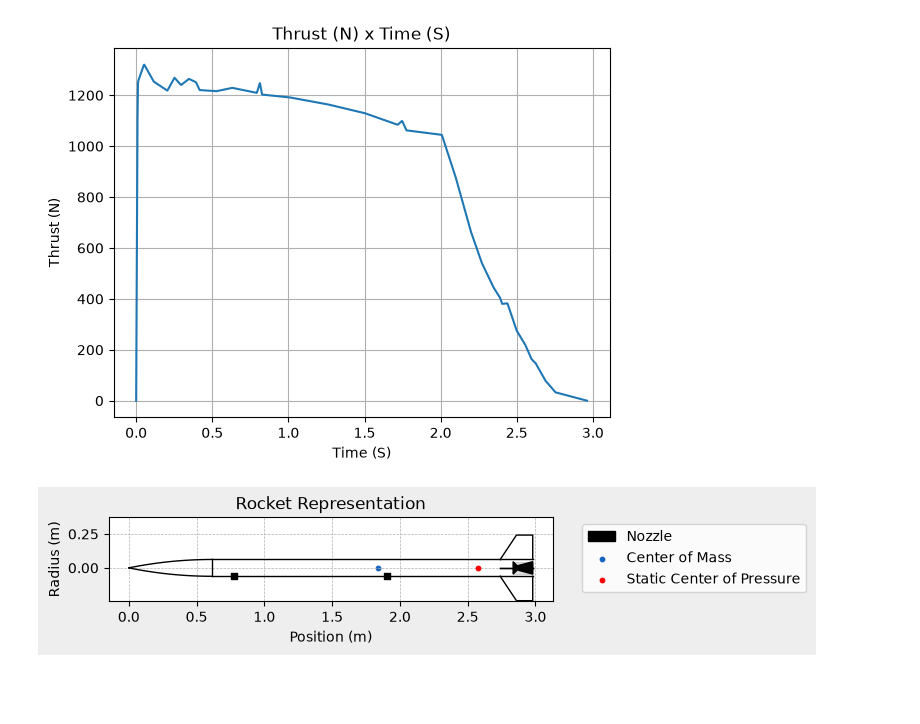
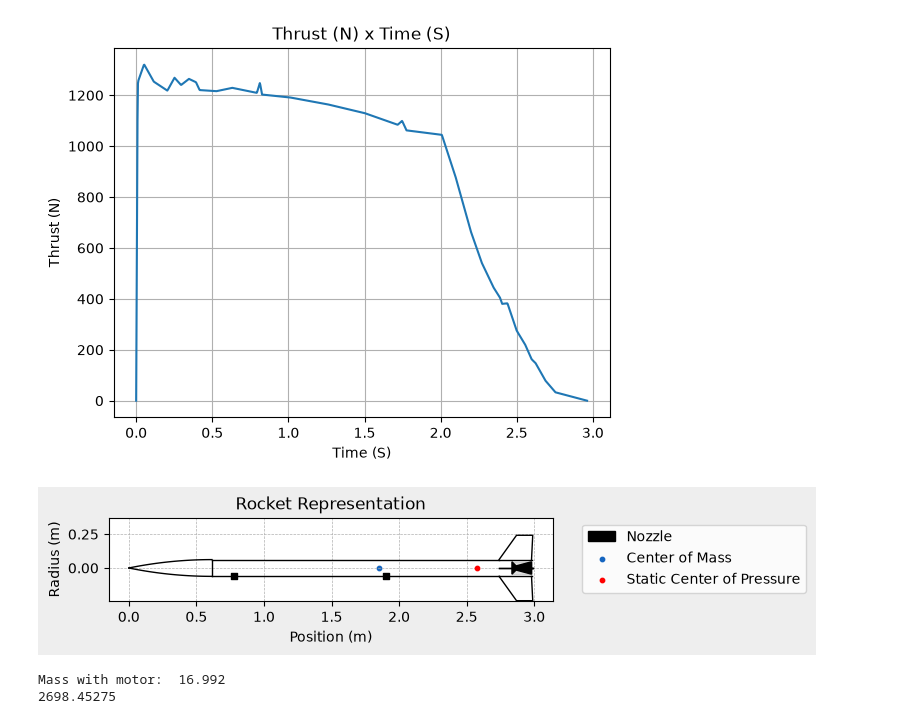
Before and after one commit to the-lightstack/kiraAirbrakeSoftware, a Jupyter notebook: rpy_sim.ipynb, the cells around one changed output. Saved outputs shown, nothing was run; the diff lists cells and outputs as text; code cells hidden in the pictures; blank space fills up the shorter version.

Commit message:
fix: masses and more rocket py attributes

```diff
--- a/rpy_sim.ipynb
+++ b/rpy_sim.ipynb
@@ -31,38 +31,43 @@ Total Impulse: 2698.453 Ns
 # %%
 ## We set the coordinate system origin implicitly to the nosecone tip
 
 goldfish = Rocket(
-    radius=0.062, # 6.2cm radius
-    mass=15.59,
-    inertia=(6.97,6.97,5.27e-2),  ## TODO!
-    power_off_drag="./rocket_sim_data/corrected_drag_curve.csv",
+    radius=0.124/2, # 6.2cm radius, checked
+    mass=14.56, ## checked
+    inertia=(6.97,6.97,5.27e-2),
+    power_off_drag="./rocket_sim_data/corrected_drag_curve.csv", # exported
     power_on_drag="./rocket_sim_data/corrected_drag_curve.csv",
-    center_of_mass_without_motor=1.66,
+    center_of_mass_without_motor=1.66, ## checked
     coordinate_system_orientation="nose_to_tail",
 )
 
 nose_cone = goldfish.add_nose(
     length=0.615, kind="ogive", position=0
 )
 
 fin_set = goldfish.add_trapezoidal_fins(
     n=4,
     root_chord=0.24,
     tip_chord=0.12,
     span=0.18, # == height in openrocket
     position=2.74,
+    sweep_length=0.129, ## OR,
     cant_angle=0.0)
 
 rail_buttons = goldfish.set_rail_buttons(
     upper_button_position=0.77825, ## not sure, whether nose cone length includes just the nosecone or also part inside the payload section
     lower_button_position=1.9025, ## as I added up the lengths from OR, same applies here
     angular_position=180,
 )
 
 goldfish.add_motor(motor,position=2.98)
 
 goldfish.draw()
+print("Mass with motor: ",goldfish.mass + motor.total_mass(0)) # matches open rocket
+print(motor.total_impulse) # also matches open rocket
 # %% [output]
-[figure, old version]
+[figure, new version]
+Mass with motor:  16.992
+2698.45275
 # %%
 ## Running a simulation
```
Also changed, not shown: parts of 2 cells of this notebook.
